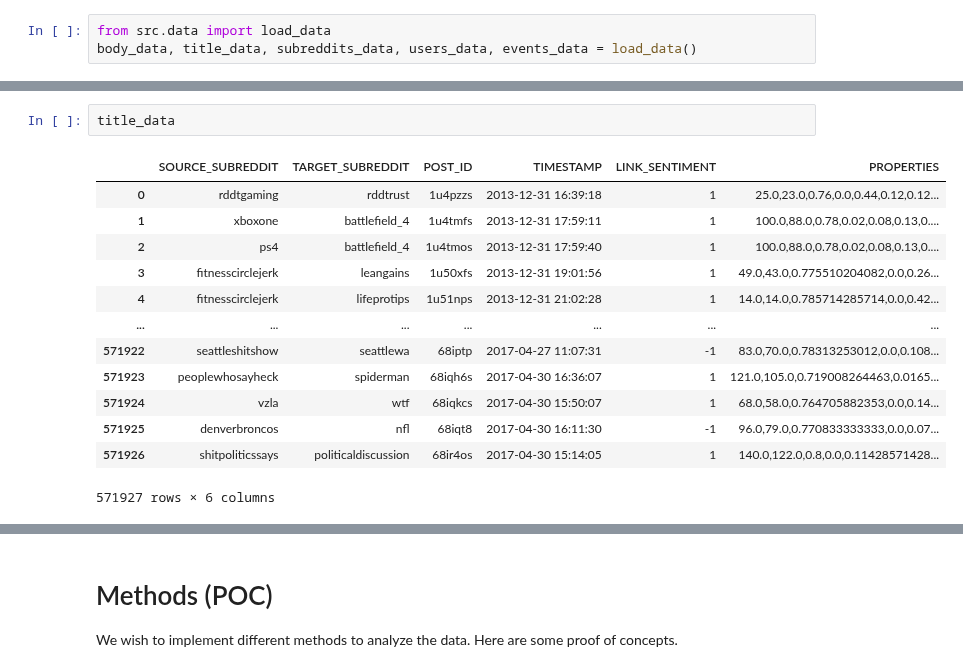
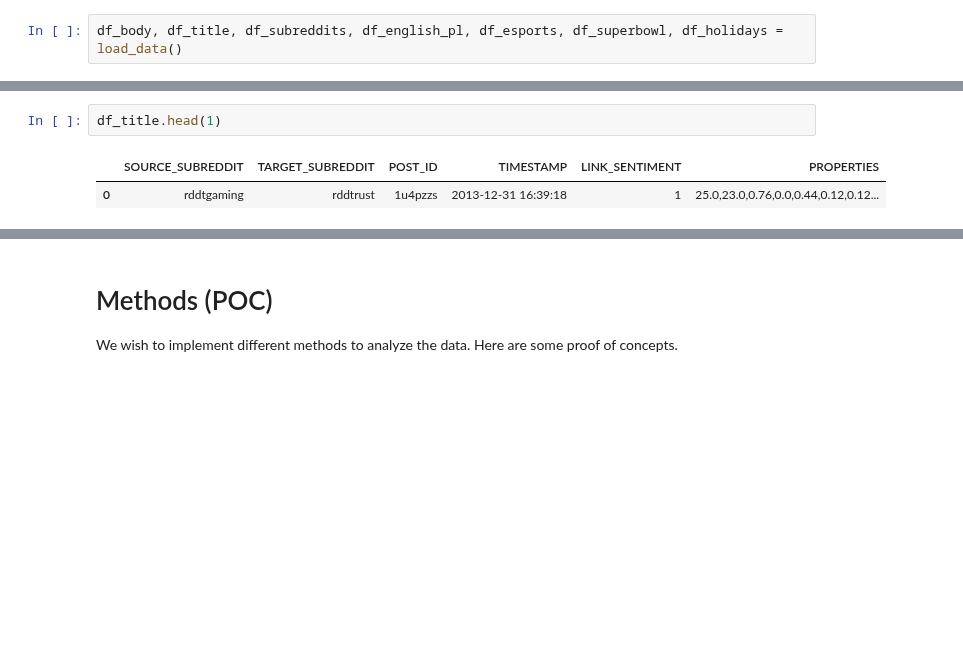
Before and after one commit to l0uisgrange/ada-2025-project, a Jupyter notebook: results.ipynb, the cells around one changed output, grey strips where cells are left out. Cells and saved outputs as stored; diff of their text form; blank space fills up the shorter version.

```diff
--- a/results.ipynb
+++ b/results.ipynb
@@ -24,6 +13,5 @@ from src.data import load_data
 We're using the reddit hyperlinks dataset. It's separated into 2 files: one for hyperlinks in the body of posts and the other for hyperlinks in the title of posts.
 In addition, we have the embeddings dataset for subereddits and users. They represent each user or subreddit as a 300-dimensional vector, which we can use to compute similarities between them.
 # %%
-from src.data import load_data
-body_data, title_data, subreddits_data, users_data, events_data = load_data()
+df_body, df_title, df_subreddits, df_english_pl, df_esports, df_superbowl, df_holidays = load_data()
 # %% [output]
@@ -49,17 +25,6 @@ body_data
 # %%
-title_data
+df_title.head(1)
 # %% [output]
 |  | SOURCE_SUBREDDIT | TARGET_SUBREDDIT | POST_ID | TIMESTAMP | LINK_SENTIMENT | PROPERTIES |
 | 0 | rddtgaming | rddtrust | 1u4pzzs | 2013-12-31 16:39:18 | 1 | 25.0,23.0,0.76,0.0,0.44,0.12,0.12... |
-| 1 | xboxone | battlefield_4 | 1u4tmfs | 2013-12-31 17:59:11 | 1 | 100.0,88.0,0.78,0.02,0.08,0.13,0.... |
-| 2 | ps4 | battlefield_4 | 1u4tmos | 2013-12-31 17:59:40 | 1 | 100.0,88.0,0.78,0.02,0.08,0.13,0.... |
-| 3 | fitnesscirclejerk | leangains | 1u50xfs | 2013-12-31 19:01:56 | 1 | 49.0,43.0,0.775510204082,0.0,0.26... |
-| 4 | fitnesscirclejerk | lifeprotips | 1u51nps | 2013-12-31 21:02:28 | 1 | 14.0,14.0,0.785714285714,0.0,0.42... |
-| ... | ... | ... | ... | ... | ... | ... |
-| 571922 | seattleshitshow | seattlewa | 68iptp | 2017-04-27 11:07:31 | -1 | 83.0,70.0,0.78313253012,0.0,0.108... |
-| 571923 | peoplewhosayheck | spiderman | 68iqh6s | 2017-04-30 16:36:07 | 1 | 121.0,105.0,0.719008264463,0.0165... |
-| 571924 | vzla | wtf | 68iqkcs | 2017-04-30 15:50:07 | 1 | 68.0,58.0,0.764705882353,0.0,0.14... |
-| 571925 | denverbroncos | nfl | 68iqt8 | 2017-04-30 16:11:30 | -1 | 96.0,79.0,0.770833333333,0.0,0.07... |
-| 571926 | shitpoliticssays | politicaldiscussion | 68ir4os | 2017-04-30 15:14:05 | 1 | 140.0,122.0,0.8,0.0,0.11428571428... |
-571927 rows × 6 columns
 # %%
```
Also changed, not shown: parts of 8 cells of this notebook, 1 other file.
